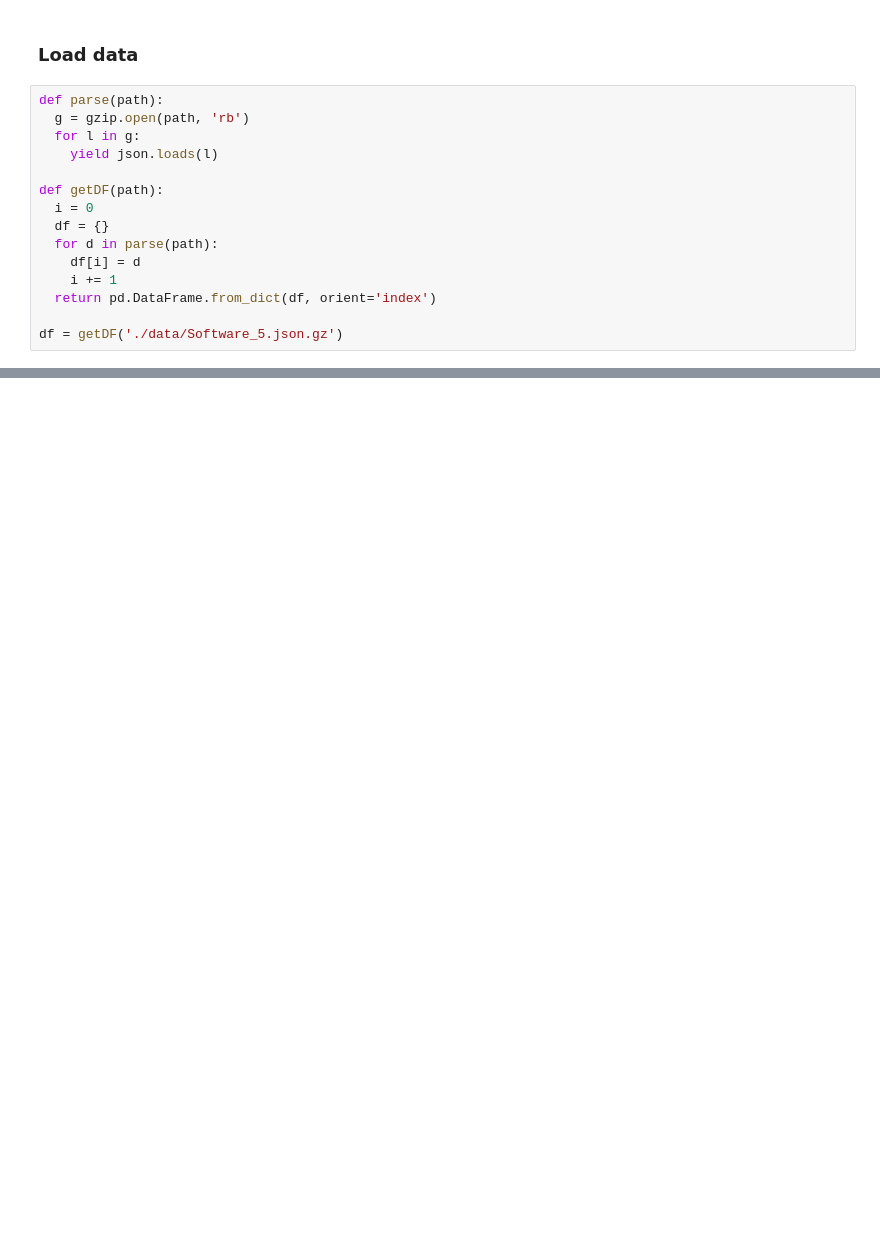
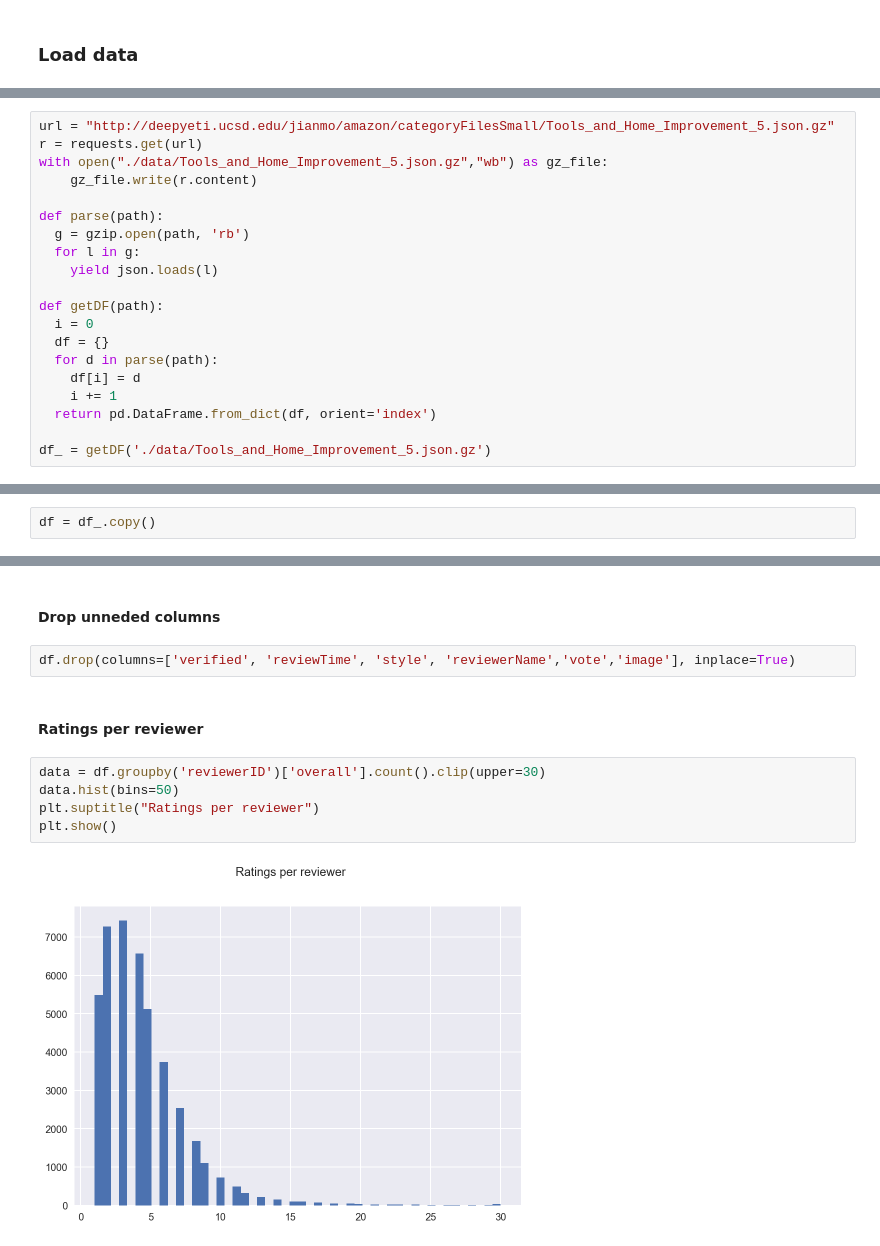
Before and after one commit to oort77/OTUS_PRO_HW7, a Jupyter notebook: main.ipynb, the cells around one changed output, grey strips where cells are left out. Saved outputs shown, nothing was run; the diff lists cells and outputs as text; blank space fills up the shorter version.

```diff
--- a/main.ipynb
+++ b/main.ipynb
@@ -50,18 +65,3 @@ plt.style.use("ggplot")
 pd.options.display.precision = 4
 # %% [markdown]
 ### Load data
-# %%
-def parse(path):
-  g = gzip.open(path, 'rb')
-  for l in g:
-    yield json.loads(l)
-
-def getDF(path):
-  i = 0
-  df = {}
-  for d in parse(path):
-    df[i] = d
-    i += 1
-  return pd.DataFrame.from_dict(df, orient='index')
-
-df = getDF('./data/Software_5.json.gz')
@@ -106,0 +68,20 @@ df['asin'].nunique()
+# %%
+url = "http://deepyeti.ucsd.edu/jianmo/amazon/categoryFilesSmall/Tools_and_Home_Improvement_5.json.gz"
+r = requests.get(url)
+with open("./data/Tools_and_Home_Improvement_5.json.gz","wb") as gz_file:
+    gz_file.write(r.content)
+
+def parse(path):
+  g = gzip.open(path, 'rb')
+  for l in g:
+    yield json.loads(l)
+
+def getDF(path):
+  i = 0
+  df = {}
+  for d in parse(path):
+    df[i] = d
+    i += 1
+  return pd.DataFrame.from_dict(df, orient='index')
+
+df_ = getDF('./data/Tools_and_Home_Improvement_5.json.gz')
@@ -106,0 +123,2 @@ df['asin'].nunique()
+# %%
+df = df_.copy()
@@ -106,0 +149,13 @@ df['asin'].nunique()
+# %% [markdown]
+#### Drop unneded columns
+# %%
+df.drop(columns=['verified', 'reviewTime', 'style',	'reviewerName','vote','image'], inplace=True)
+# %% [markdown]
+#### Ratings per reviewer
+# %%
+data = df.groupby('reviewerID')['overall'].count().clip(upper=30)
+data.hist(bins=50)
+plt.suptitle("Ratings per reviewer")
+plt.show()
+# %% [output]
+[figure, added]
```
Also changed, not shown: parts of 89 cells of this notebook, 2 other files.
